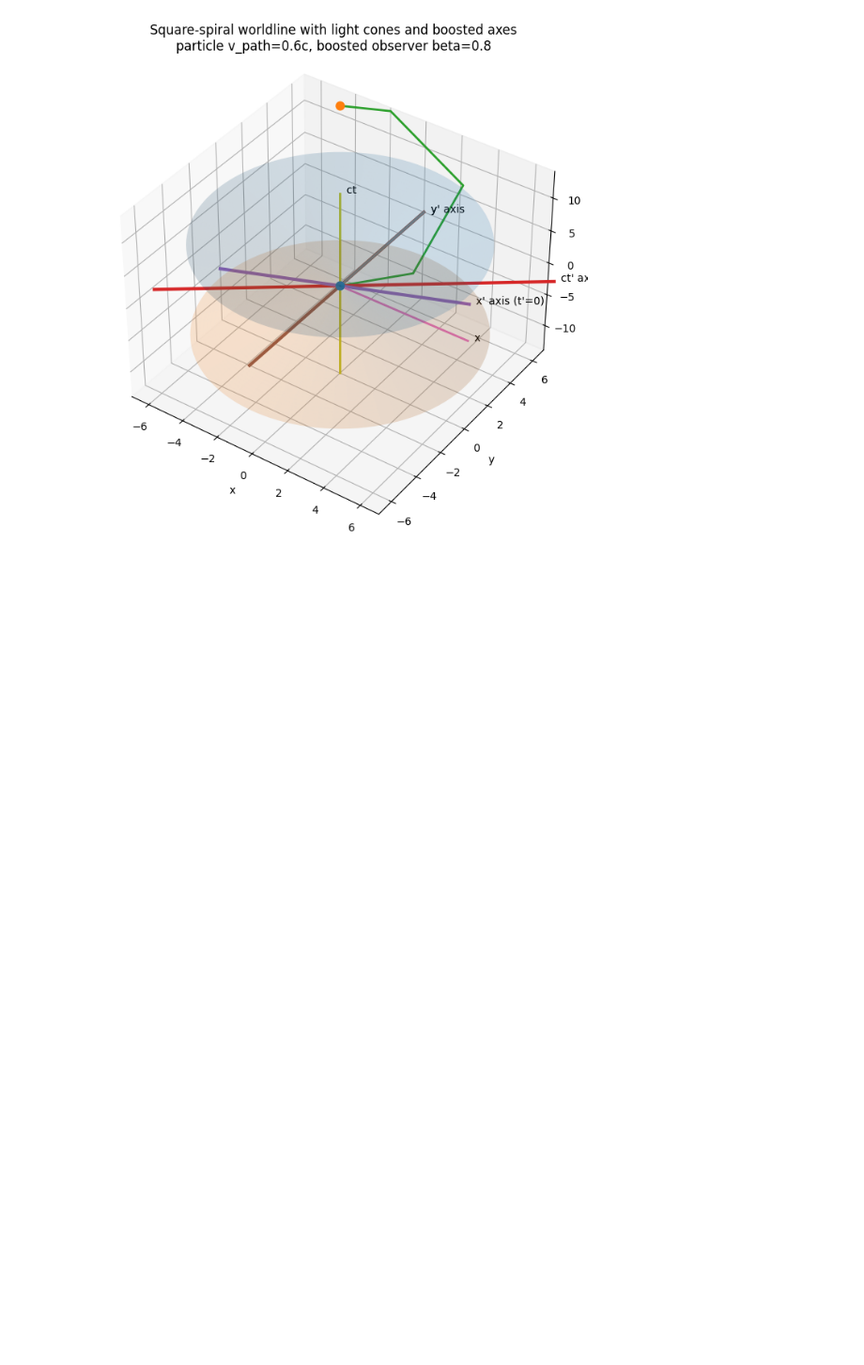
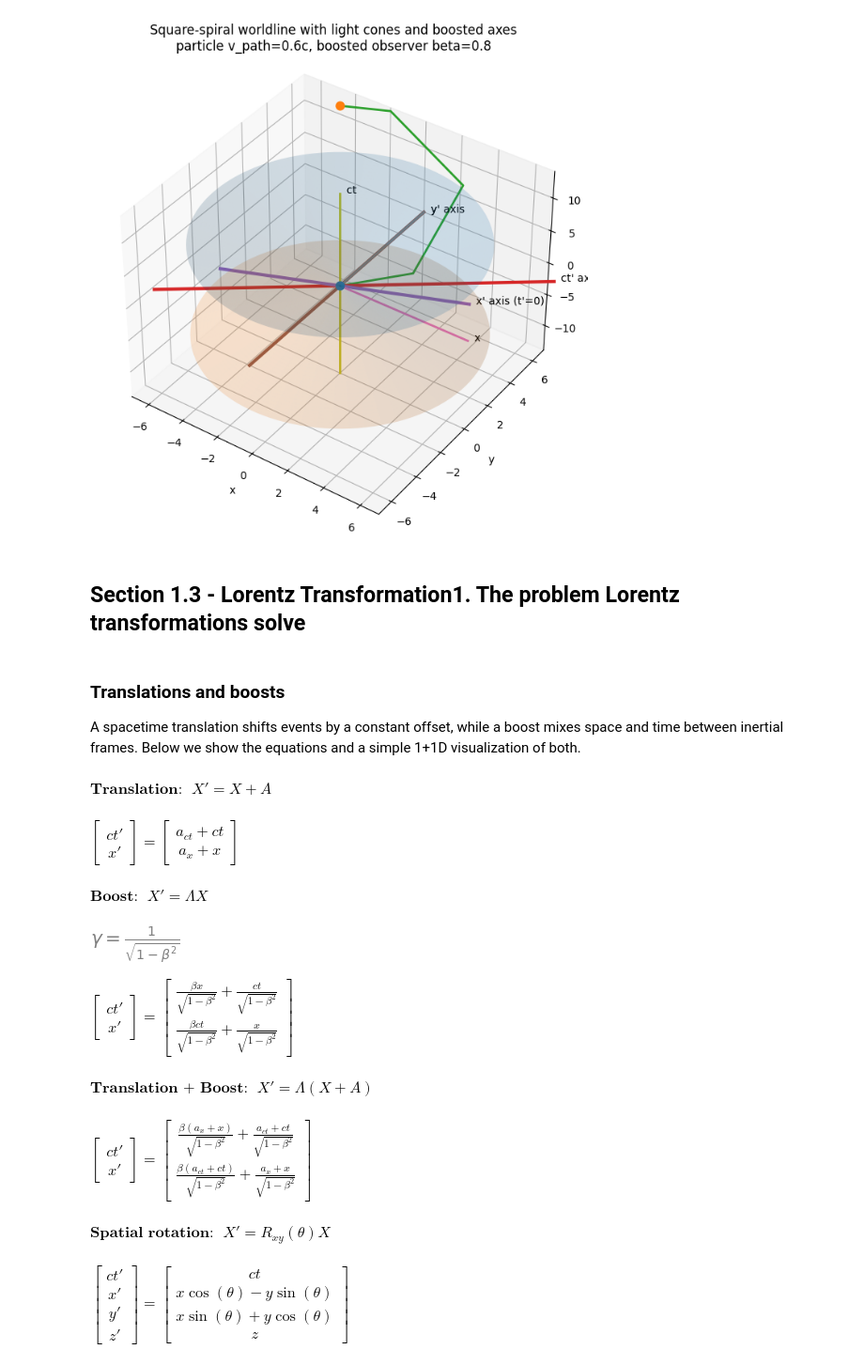
Before and after one commit to chrometoastr/physics, a Jupyter notebook: notebooks/physics/06_relativity/books/Spacetime and Geometry/01_SpecialRelativity.ipynb, the cells around one changed output. Shown at 94% size. Saved outputs shown, nothing was run; the diff lists cells and outputs as text; code cells hidden in the pictures; blank space fills up the shorter version.

Commit message:
Added my notes for section 1.3 of Spacetime and Geometry. Also added a check for whether a Euclidean rotation is a proper Lorentz transformation.

```diff
--- a/notebooks/physics/06_relativity/books/Spacetime and Geometry/01_SpecialRelativity.ipynb
+++ b/notebooks/physics/06_relativity/books/Spacetime and Geometry/01_SpecialRelativity.ipynb
@@ -1061,3 +1099,72 @@ ax.view_init(elev=38, azim=-55)
 plt.show()
 # %% [output]
 [figure]
+# %% [markdown]
+## Section 1.3 - Lorentz Transformation1. The problem Lorentz transformations solve
+# %% [markdown]
+### Translations and boosts
+
+A spacetime translation shifts events by a constant offset, while a boost mixes
+space and time between inertial frames. Below we show the equations and a simple
+1+1D visualization of both.
+# %%
+# Equations for translation, boost, and rotation in 1+1D
+ct, x = sp.symbols("ct x", real=True)
+ct_p, x_p = sp.symbols("ct' x'", real=True)
+
+a_ct, a_x = sp.symbols("a_ct a_x", real=True)
+beta = sp.symbols("beta", real=True)
+gamma = 1 / sp.sqrt(1 - beta**2)
+
+X = sp.Matrix([ct, x])
+A = sp.Matrix([a_ct, a_x])
+
+# Translation: X' = X + A
+translation_eq = sp.Eq(sp.Matrix([ct_p, x_p]), X + A)
+
+display(Math(r"\textbf{Translation: }\; X' = X + A"))
+display(translation_eq)
+
+# Boost (along +x): X' = Lambda X
+Lambda = sp.Matrix([
+    [gamma, gamma * beta],
+    [gamma * beta, gamma],
+])
+boost_eq = sp.Eq(sp.Matrix([ct_p, x_p]), Lambda * X)
+
+display(Math(r"\textbf{Boost: }\; X' = \Lambda X"))
+display(sp.Eq(sp.Symbol("gamma"), gamma))
+display(boost_eq)
+
+# Translation + Boost: X' = Λ (X + A)
+translation_boost_eq = sp.Eq(sp.Matrix([ct_p, x_p]), Lambda * (X + A))
+
+display(Math(r"\textbf{Translation + Boost: }\; X' = \Lambda (X + A)"))
+display(translation_boost_eq)
+
+# Spatial rotation in the (x, y) plane: X' = R_xy X
+ct4, x4, y4, z4 = sp.symbols("ct x y z", real=True)
+ct4_p, x4_p, y4_p, z4_p = sp.symbols("ct' x' y' z'", real=True)
+
+theta = sp.symbols("theta", real=True)
+X4 = sp.Matrix([ct4, x4, y4, z4])
+R_xy = sp.Matrix([
+    [1, 0, 0, 0],
+    [0, sp.cos(theta), -sp.sin(theta), 0],
+    [0, sp.sin(theta), sp.cos(theta), 0],
+    [0, 0, 0, 1],
+])
+rotation_eq = sp.Eq(sp.Matrix([ct4_p, x4_p, y4_p, z4_p]), R_xy * X4)
+
+display(Math(r"\textbf{Spatial rotation: }\; X' = R_{xy}(\theta) X"))
+display(rotation_eq)
+# %% [output]
+$\displaystyle \textbf{Translation: }\; X' = X + A$
+$\displaystyle \left[\begin{matrix}ct'\\x'\end{matrix}\right] = \left[\begin{matrix}a_{ct} + ct\\a_{x} + x\end{matrix}\right]$
+$\displaystyle \textbf{Boost: }\; X' = \Lambda X$
+[figure, added]
+$\displaystyle \left[\begin{matrix}ct'\\x'\end{matrix}\right] = \left[\begin{matrix}\frac{\beta x}{\sqrt{1 - \beta^{2}}} + \frac{ct}{\sqrt{1 - \beta^{2}}}\\\frac{\beta ct}{\sqrt{1 - \beta^{2}}} + \frac{x}{\sqrt{1 - \beta^{2}}}\end{matrix}\right]$
+$\displaystyle \textbf{Translation + Boost: }\; X' = \Lambda (X + A)$
+$\displaystyle \left[\begin{matrix}ct'\\x'\end{matrix}\right] = \left[\begin{matrix}\frac{\beta \left(a_{x} + x\right)}{\sqrt{1 - \beta^{2}}} + \frac{a_{ct} + ct}{\sqrt{1 - \beta^{2}}}\\\frac{\beta \left(a_{ct} + ct\right)}{\sqrt{1 - \beta^{2}}} + \frac{a_{x} + x}{\sqrt{1 - \beta^{2}}}\end{matrix}\right]$
+$\displaystyle \textbf{Spatial rotation: }\; X' = R_{xy}(\theta) X$
+$\displaystyle \left[\begin{matrix}ct'\\x'\\y'\\z'\end{matrix}\right] = \left[\begin{matrix}ct\\x \cos{\left(\theta \right)} - y \sin{\left(\theta \right)}\\x \sin{\left(\theta \right)} + y \cos{\left(\theta \right)}\\z\end{matrix}\right]$
```
Also changed, not shown: parts of 20 cells of this notebook.
